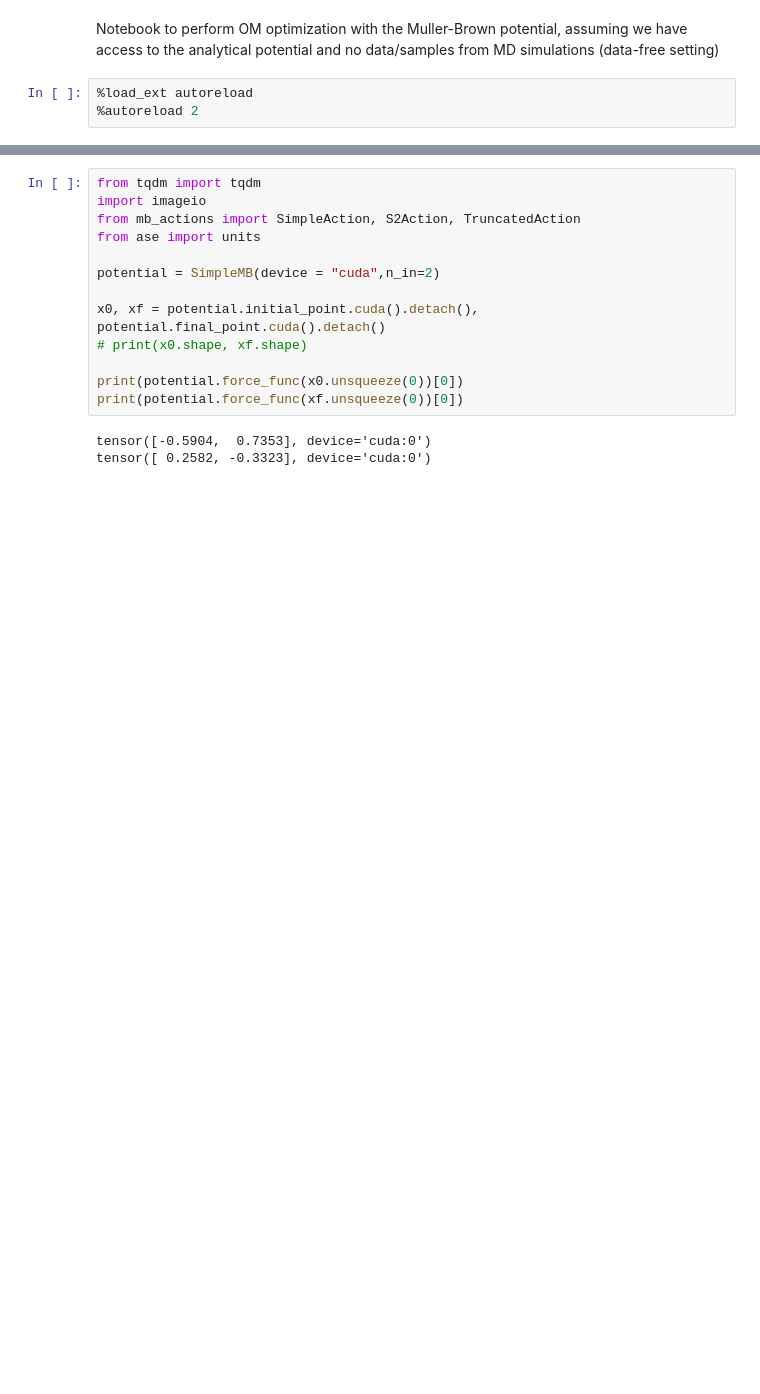
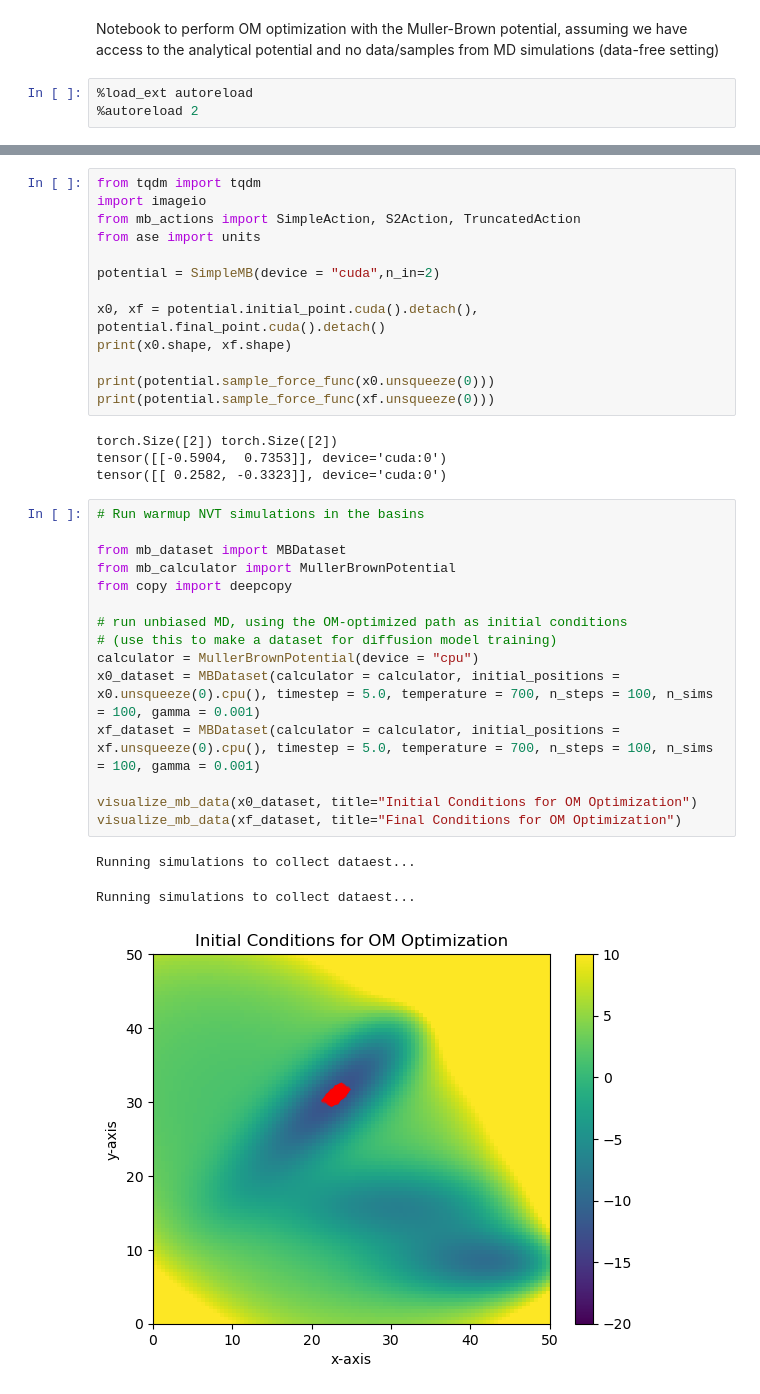
Before and after one commit to michael-psenka/OM-TPS, a Jupyter notebook: mb_analytical.ipynb, the cells around one changed output, grey strips where cells are left out. Cells and saved outputs as stored; diff of their text form; blank space fills up the shorter version.

```diff
--- a/mb_analytical.ipynb
+++ b/mb_analytical.ipynb
@@ -27,10 +56,30 @@ from ase import units
 potential = SimpleMB(device = "cuda",n_in=2)
 
 x0, xf = potential.initial_point.cuda().detach(), potential.final_point.cuda().detach()
-# print(x0.shape, xf.shape)
+print(x0.shape, xf.shape)
 
-print(potential.force_func(x0.unsqueeze(0))[0])
-print(potential.force_func(xf.unsqueeze(0))[0])
+print(potential.sample_force_func(x0.unsqueeze(0)))
+print(potential.sample_force_func(xf.unsqueeze(0)))
 # %% [output]
-tensor([-0.5904,  0.7353], device='cuda:0')
-tensor([ 0.2582, -0.3323], device='cuda:0')
+torch.Size([2]) torch.Size([2])
+tensor([[-0.5904,  0.7353]], device='cuda:0')
+tensor([[ 0.2582, -0.3323]], device='cuda:0')
+# %%
+# Run warmup NVT simulations in the basins
+
+from mb_dataset import MBDataset
+from mb_calculator import MullerBrownPotential
+from copy import deepcopy
+
+# run unbiased MD, using the OM-optimized path as initial conditions
+# (use this to make a dataset for diffusion model training)
+calculator = MullerBrownPotential(device = "cpu")
+x0_dataset = MBDataset(calculator = calculator, initial_positions = x0.unsqueeze(0).cpu(), timestep = 5.0, temperature = 700, n_steps = 100, n_sims = 100, gamma = 0.001)
+xf_dataset = MBDataset(calculator = calculator, initial_positions = xf.unsqueeze(0).cpu(), timestep = 5.0, temperature = 700, n_steps = 100, n_sims = 100, gamma = 0.001)
+
+visualize_mb_data(x0_dataset, title="Initial Conditions for OM Optimization")
+visualize_mb_data(xf_dataset, title="Final Conditions for OM Optimization")
+# %% [output]
+Running simulations to collect dataest...
+Running simulations to collect dataest...
+[figure, added]
```
Also changed, not shown: parts of 7 cells of this notebook, 2 other files.
